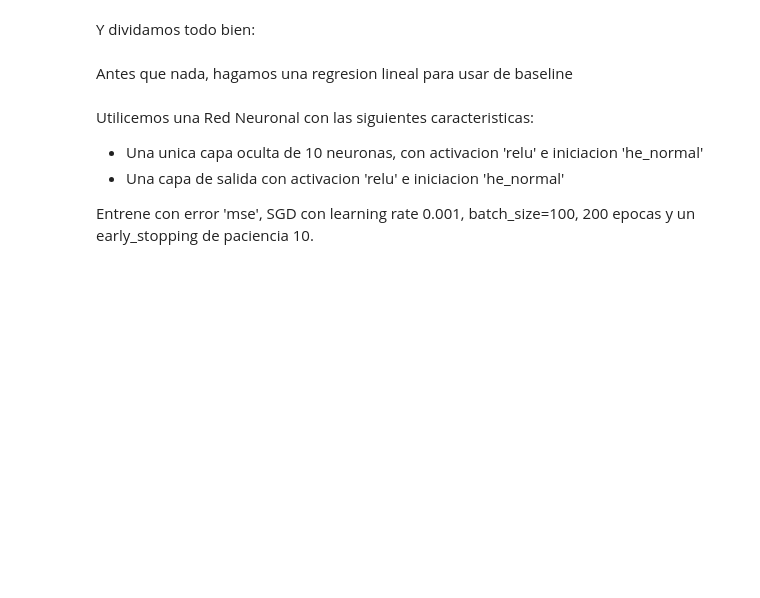
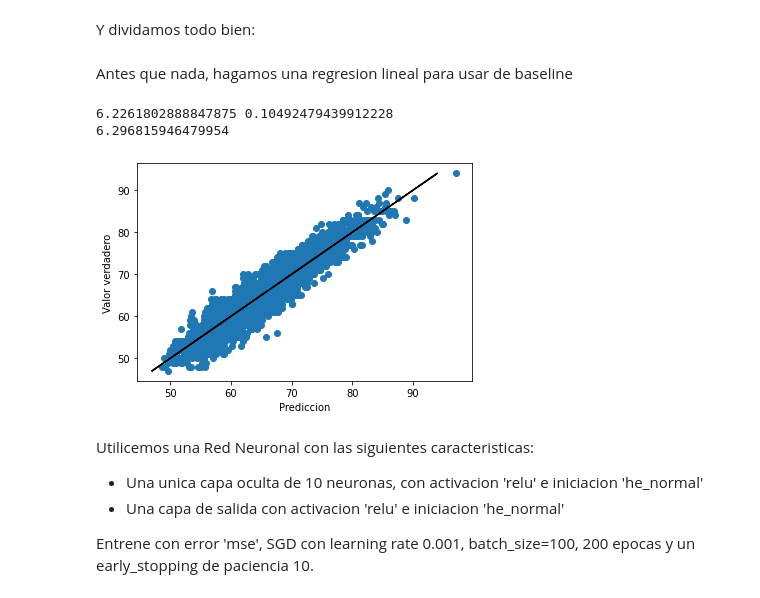
Before and after one commit to JavierGold/ML_UNSAM-2-2020, a Jupyter notebook: 14p_Ejemplo_Practico.ipynb, the cells around one changed output. Drawn from its saved outputs; the diff is of its cells as text; code cells hidden in the pictures; blank space fills up the shorter version.

```diff
--- a/14p_Ejemplo_Practico.ipynb
+++ b/14p_Ejemplo_Practico.ipynb
@@ -98,15 +143,21 @@ Antes que nada, hagamos una regresion lineal para usar de baseline
 # %%
 from sklearn.linear_model import LinearRegression
 from sklearn.model_selection import cross_val_score
 from sklearn.metrics import mean_squared_error
 lr = LinearRegression()
-scores = cross_val_score(lr, X_num_train_full,y_train_full,scoring='neg_mean_squared_error')
+scores = cross_val_score(lr, scaler.transform(X_num_train_full),y_train_full,scoring='neg_mean_squared_error')
 print(-scores.mean(),scores.std())
 lr.fit(X_num_train,y_train)
 y_predict=lr.predict(X_num_valid)
 plt.scatter(y_predict,y_valid)
 plt.plot(y_valid,y_valid,color='black')
+plt.xlabel('Prediccion')
+plt.ylabel('Valor verdadero')
 print(mean_squared_error(y_valid,y_predict))
+# %% [output]
+6.2261802888847875 0.10492479439912228
+6.296815946479954
+[figure, added]
 # %% [markdown]
 Utilicemos una Red Neuronal con las siguientes caracteristicas:
 
```
Also changed, not shown: parts of 26 cells of this notebook.
